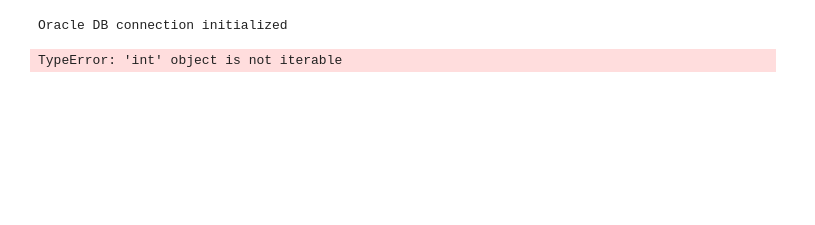
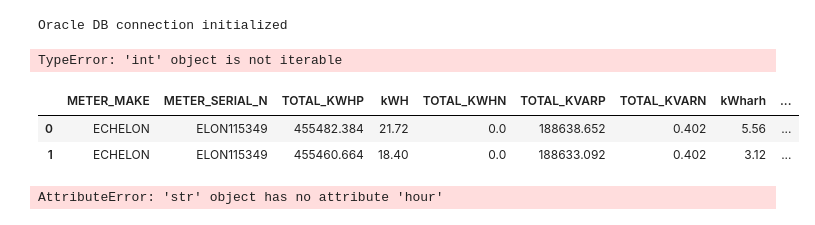
Before and after one commit to EverybodylovesRaymondk/CodeStudies, a Jupyter notebook: Python/PlayPython/Untitled.ipynb, the cells around one changed output. Drawn from its saved outputs; the diff is of its cells as text; code cells hidden in the pictures; blank space fills up the shorter version.

```diff
--- a/Python/PlayPython/Untitled.ipynb
+++ b/Python/PlayPython/Untitled.ipynb
@@ -85,3 +86,15 @@ main()
 # %% [output]
 Oracle DB connection initialized
 TypeError: 'int' object is not iterable
+# %%
+df = pd.read_excel('MeterReadings.xlsx')
+# %%
+df.head(2)
+# %% [output]
+|  | METER_MAKE | METER_SERIAL_N | TOTAL_KWHP | kWH | TOTAL_KWHN | TOTAL_KVARP | TOTAL_KVARN | kWharh | ... |
+| 0 | ECHELON | ELON115349 | 455482.384 | 21.72 | 0.0 | 188638.652 | 0.402 | 5.56 | ... |
+| 1 | ECHELON | ELON115349 | 455460.664 | 18.40 | 0.0 | 188633.092 | 0.402 | 3.12 | ... |
+# %%
+df['ENTRY_TIME'].iloc[0].hour
+# %% [output]
+AttributeError: 'str' object has no attribute 'hour'
```
Also changed, not shown: parts of 1 cell of this notebook, 13 other files.
